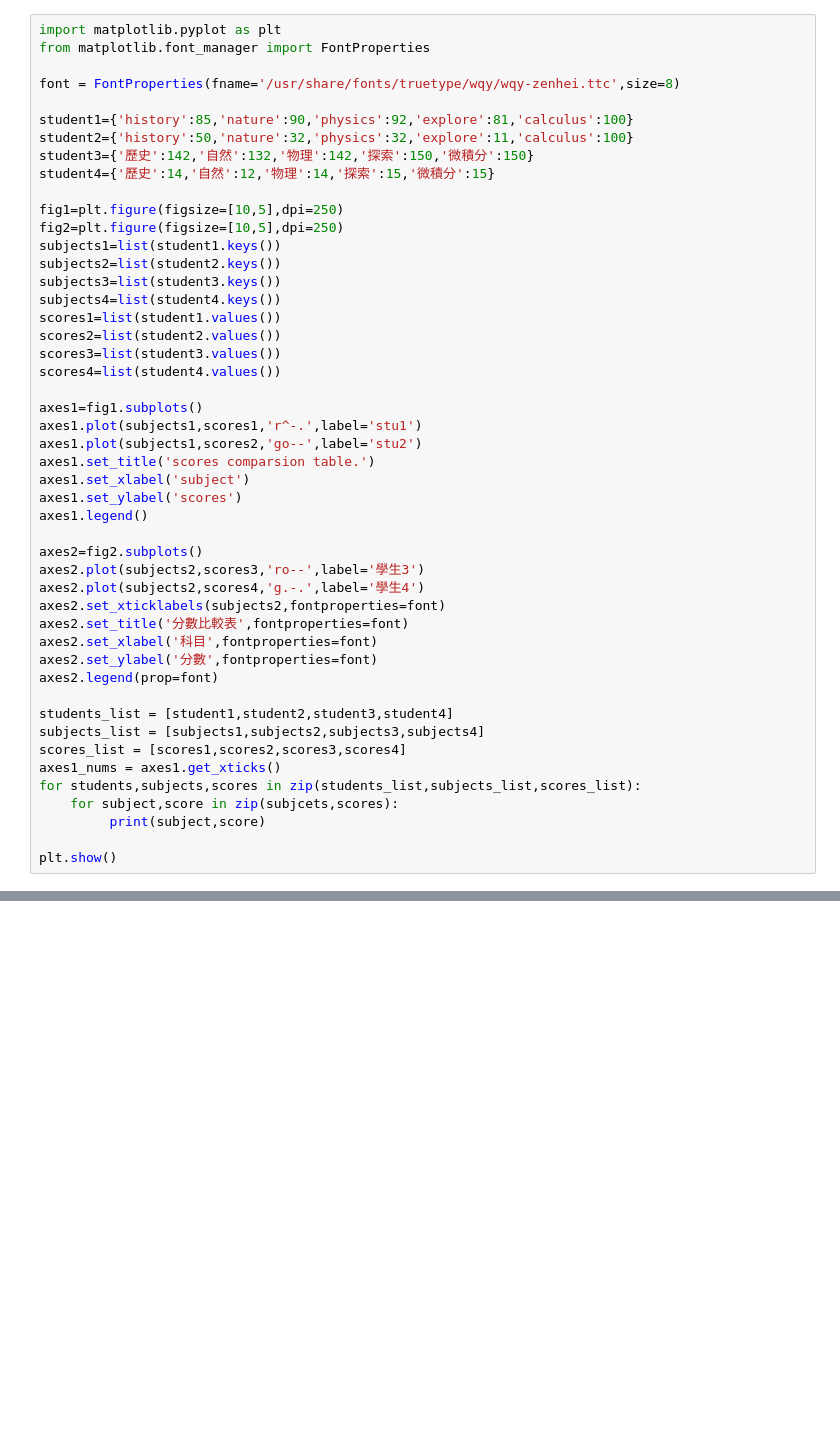
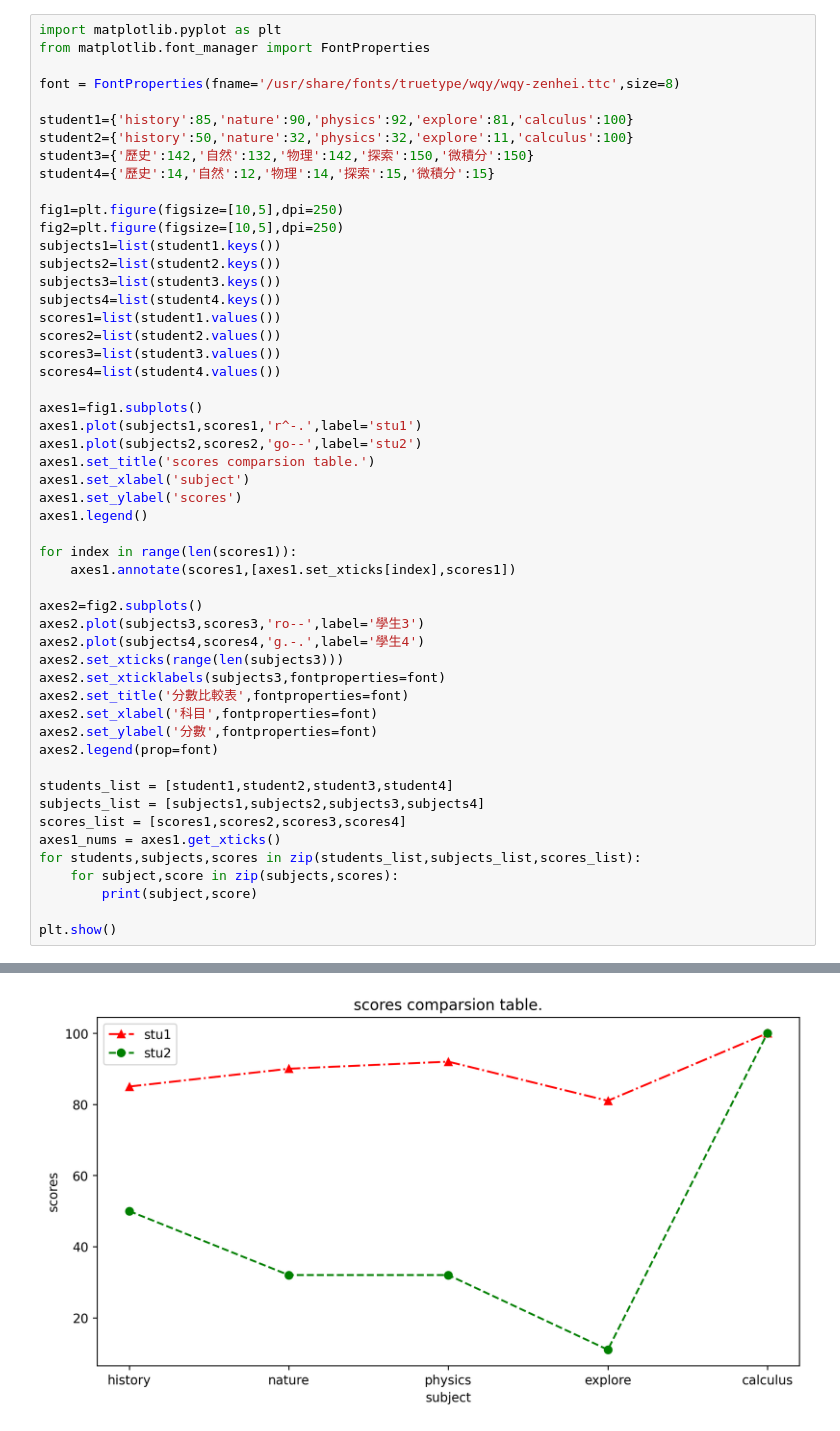
Before and after one commit to 0427Roger/python-first, a Jupyter notebook: lesson/lesson14/lesson14_1.ipynb, the cells around one changed output, grey strips where cells are left out. Drawn from its saved outputs; the diff is of its cells as text; blank space fills up the shorter version.

```diff
--- a/lesson/lesson14/lesson14_1.ipynb
+++ b/lesson/lesson14/lesson14_1.ipynb
@@ -22,16 +22,20 @@ scores4=list(student4.values())
 
 axes1=fig1.subplots()
 axes1.plot(subjects1,scores1,'r^-.',label='stu1')
-axes1.plot(subjects1,scores2,'go--',label='stu2')
+axes1.plot(subjects2,scores2,'go--',label='stu2')
 axes1.set_title('scores comparsion table.')
 axes1.set_xlabel('subject')
 axes1.set_ylabel('scores')
 axes1.legend()
 
+for index in range(len(scores1)):
+    axes1.annotate(scores1,[axes1.set_xticks[index],scores1])
+
 axes2=fig2.subplots()
-axes2.plot(subjects2,scores3,'ro--',label='學生3')
-axes2.plot(subjects2,scores4,'g.-.',label='學生4')
-axes2.set_xticklabels(subjects2,fontproperties=font)
+axes2.plot(subjects3,scores3,'ro--',label='學生3')
+axes2.plot(subjects4,scores4,'g.-.',label='學生4')
+axes2.set_xticks(range(len(subjects3)))
+axes2.set_xticklabels(subjects3,fontproperties=font)
 axes2.set_title('分數比較表',fontproperties=font)
 axes2.set_xlabel('科目',fontproperties=font)
 axes2.set_ylabel('分數',fontproperties=font)
@@ -42,8 +46,8 @@ subjects_list = [subjects1,subjects2,subjects3,subjects4]
 scores_list = [scores1,scores2,scores3,scores4]
 axes1_nums = axes1.get_xticks()
 for students,subjects,scores in zip(students_list,subjects_list,scores_list):
-    for subject,score in zip(subjcets,scores):
-         print(subject,score)
+    for subject,score in zip(subjects,scores):
+        print(subject,score)
 
 plt.show()
 # %% [output]
@@ -50,0 +55 @@ NameError: name 'subjcets' is not defined
+[figure, added]
```
Also changed, not shown: parts of 1 cell of this notebook.
